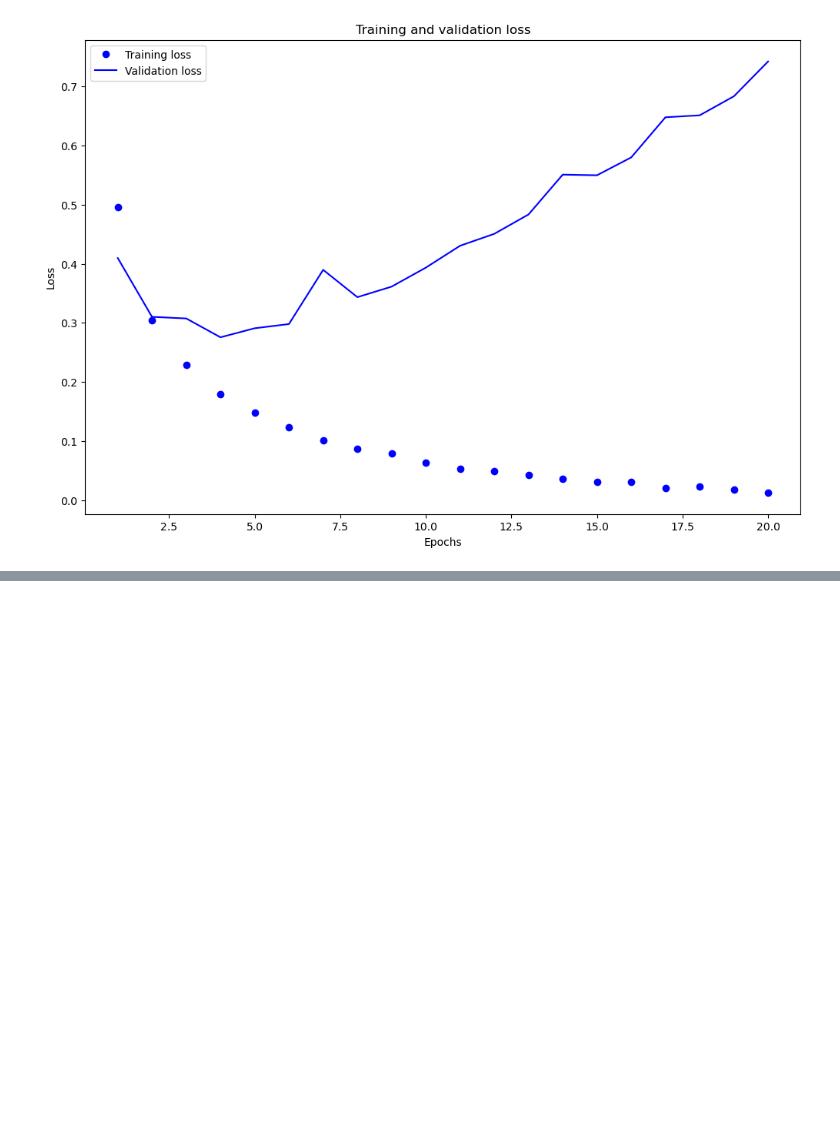
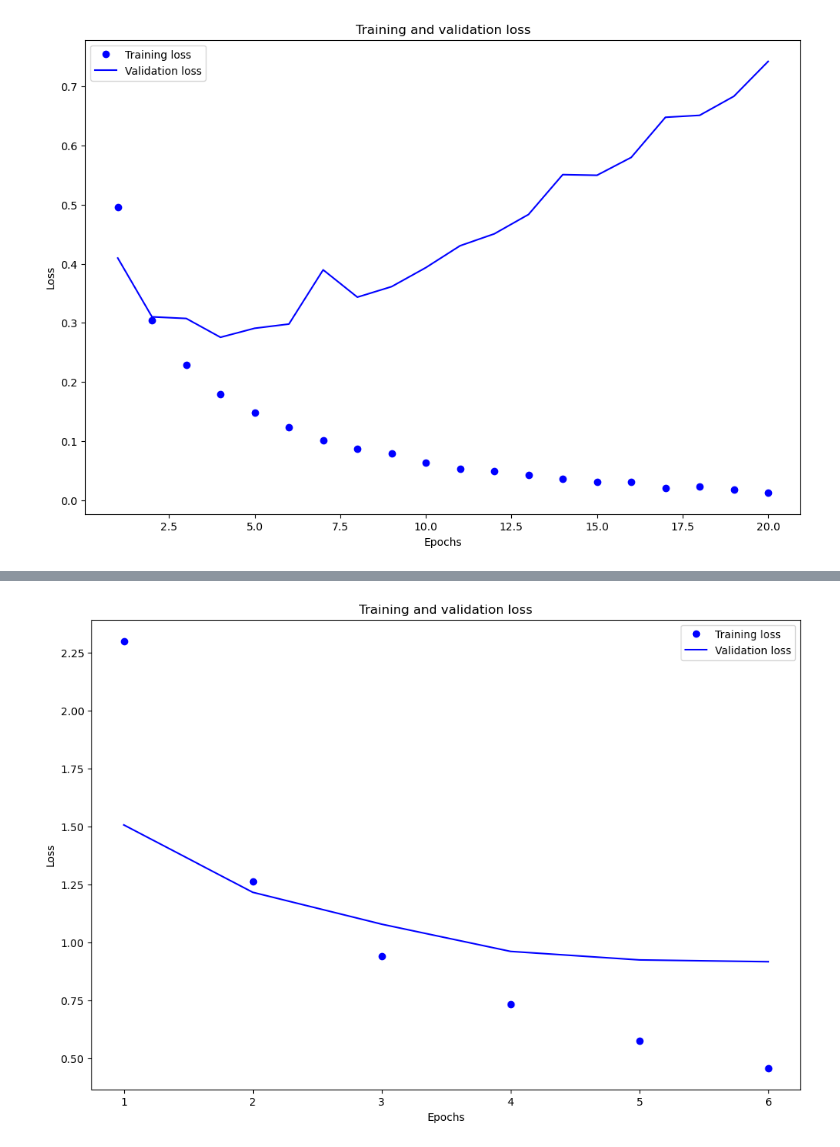
Before and after one commit to IvanLiuTW/code, a Jupyter notebook: build_neural_network.ipynb, the cells around one changed output, grey strips where cells are left out. Cells and saved outputs as stored; diff of their text form; code cells hidden in the pictures; blank space fills up the shorter version.

```diff
--- a/build_neural_network.ipynb
+++ b/build_neural_network.ipynb
@@ -208,0 +490,24 @@ ax.legend();
+# %%
+# Model structure
+model = keras.Sequential([
+    layers.Dense(64, activation = 'relu'),
+    layers.Dense(128, activation = 'relu'),
+    # layers.Dense(256, activation = 'relu'),
+    layers.Dense(46, activation = 'softmax')
+])
+# %%
+# Compile the model
+model.compile(
+    optimizer = 'rmsprop',
+    loss = 'categorical_crossentropy',
+    metrics = ['accuracy']
+)
+# %%
+# Training
+history = model.fit(
+    partial_x_train,
+    partial_y_train,
+    epochs = 6,
+    batch_size = 512,
+    validation_data = (x_val, y_val)
+)
@@ -208,0 +529,17 @@ ax.legend();
+# %%
+history_dict = history.history
+
+# Get loss values
+loss_values = history_dict['loss']
+val_loss_values = history_dict['val_loss']
+# Plot
+epochs = [i+1 for i in range(6)] # X label
+fix, ax = plt.subplots(figsize = (12, 8))
+ax.plot(epochs, loss_values, 'bo', label = 'Training loss')
+ax.plot(epochs, val_loss_values, 'b', label = 'Validation loss')
+ax.set_title('Training and validation loss')
+ax.set_xlabel('Epochs')
+ax.set_ylabel('Loss')
+ax.legend();
+# %% [output]
+[figure, added]
```
Also changed, not shown: parts of 66 cells of this notebook.
